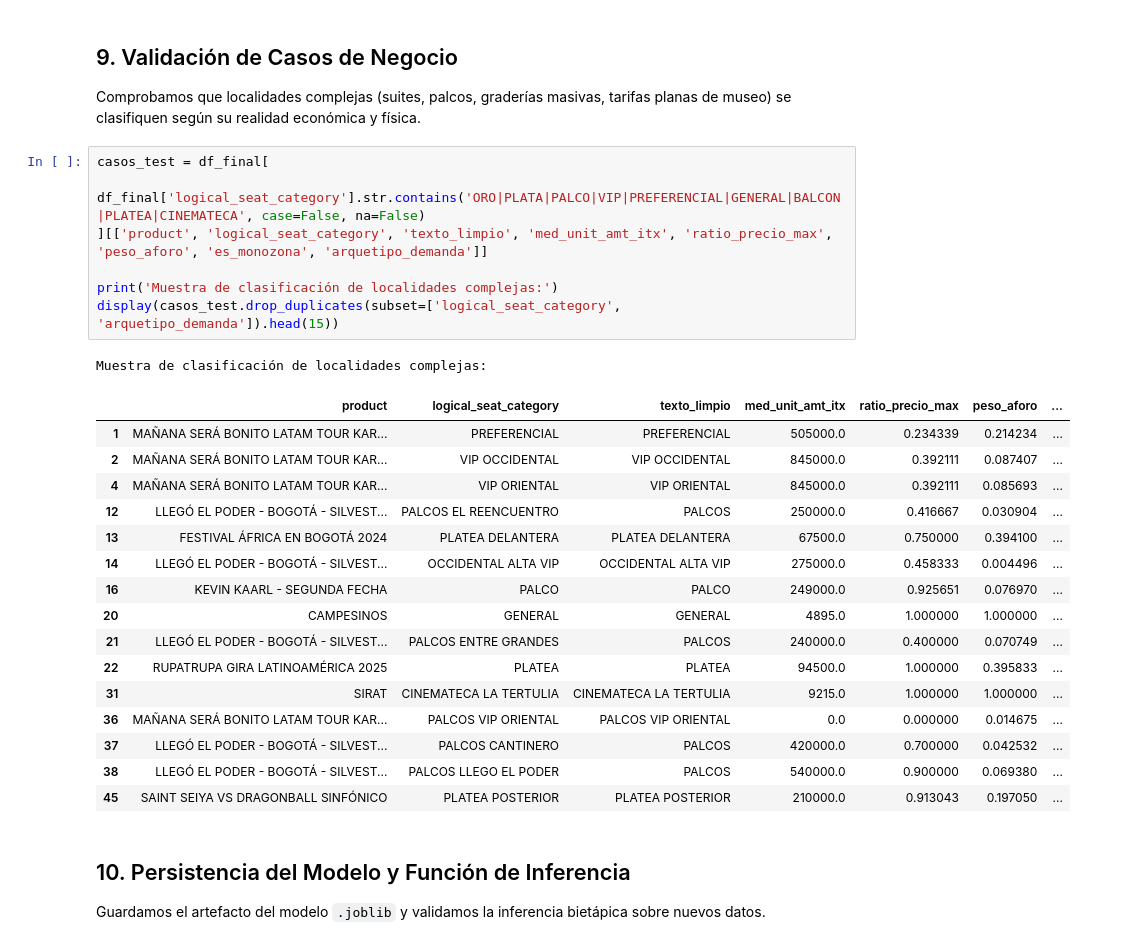
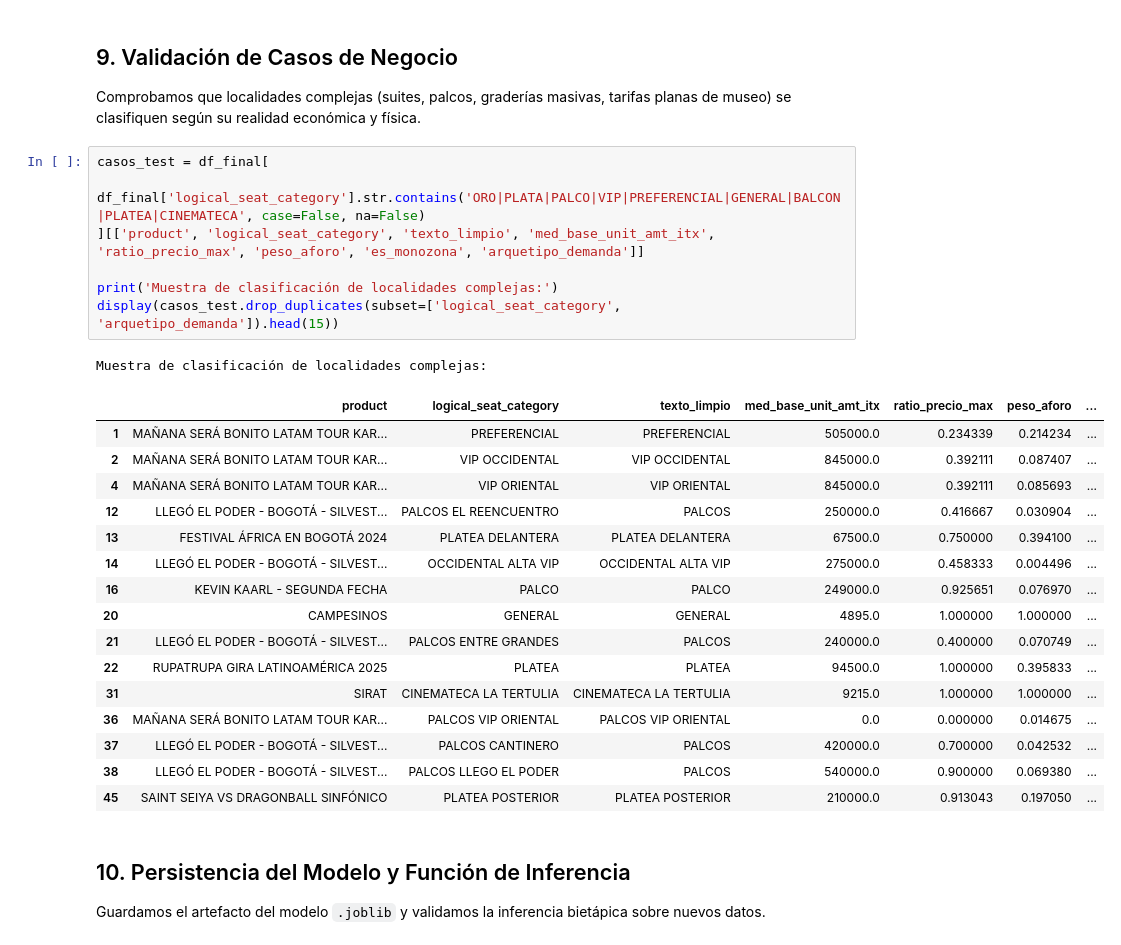
Before and after one commit to valentinatuboleta/clusterizacion-localidades, a Jupyter notebook: notebooks/02_clustering_espacio_mixto.ipynb, the cells around one changed output. Drawn from its saved outputs; the diff is of its cells as text.

```diff
--- a/notebooks/02_clustering_espacio_mixto.ipynb
+++ b/notebooks/02_clustering_espacio_mixto.ipynb
@@ -234,13 +234,13 @@ Comprobamos que localidades complejas (suites, palcos, graderías masivas, tarif
 # %%
 casos_test = df_final[
     df_final['logical_seat_category'].str.contains('ORO|PLATA|PALCO|VIP|PREFERENCIAL|GENERAL|BALCON|PLATEA|CINEMATECA', case=False, na=False)
-][['product', 'logical_seat_category', 'texto_limpio', 'med_unit_amt_itx', 'ratio_precio_max', 'peso_aforo', 'es_monozona', 'arquetipo_demanda']]
+][['product', 'logical_seat_category', 'texto_limpio', 'med_base_unit_amt_itx', 'ratio_precio_max', 'peso_aforo', 'es_monozona', 'arquetipo_demanda']]
 
 print('Muestra de clasificación de localidades complejas:')
 display(casos_test.drop_duplicates(subset=['logical_seat_category', 'arquetipo_demanda']).head(15))
 # %% [output]
 Muestra de clasificación de localidades complejas:
-|  | product | logical_seat_category | texto_limpio | med_unit_amt_itx | ratio_precio_max | peso_aforo | ... |
+|  | product | logical_seat_category | texto_limpio | med_base_unit_amt_itx | ratio_precio_max | peso_aforo | ... |
 | 1 | MAÑANA SERÁ BONITO LATAM TOUR KAR... | PREFERENCIAL | PREFERENCIAL | 505000.0 | 0.234339 | 0.214234 | ... |
 | 2 | MAÑANA SERÁ BONITO LATAM TOUR KAR... | VIP OCCIDENTAL | VIP OCCIDENTAL | 845000.0 | 0.392111 | 0.087407 | ... |
 | 4 | MAÑANA SERÁ BONITO LATAM TOUR KAR... | VIP ORIENTAL | VIP ORIENTAL | 845000.0 | 0.392111 | 0.085693 | ... |
```
Also changed, not shown: parts of 1 cell of this notebook, 13 other files.
